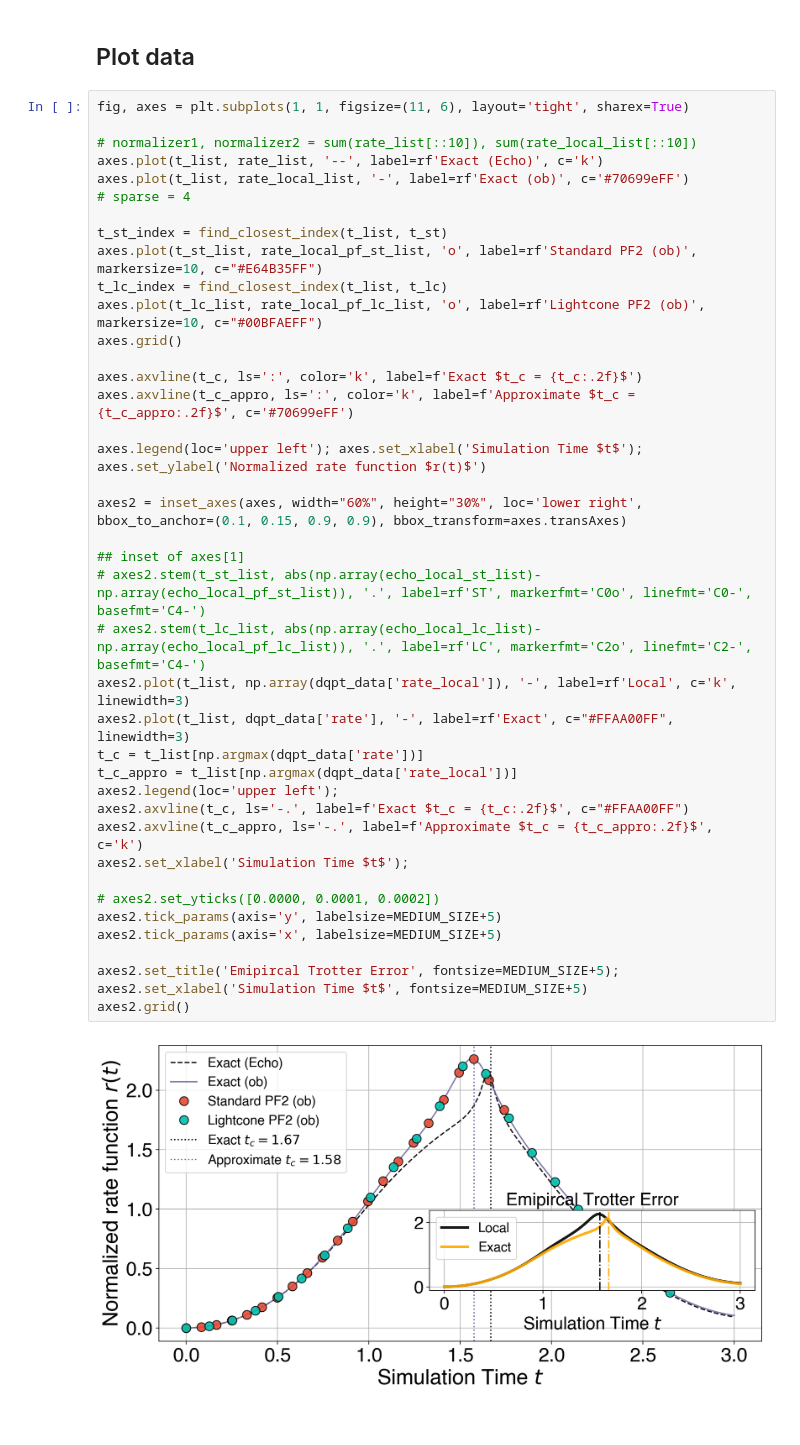
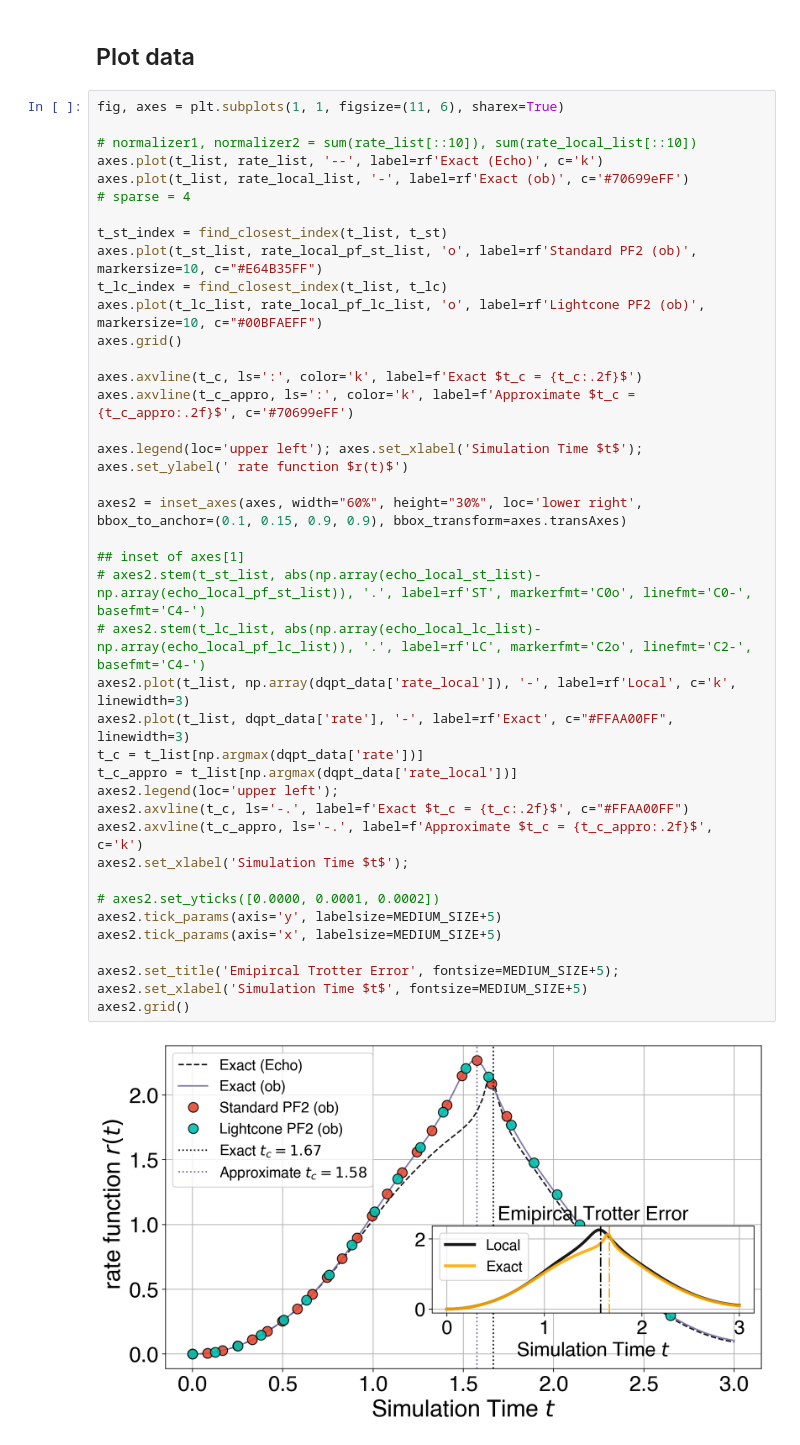
Before and after one commit to Jue-Xu/Trotter-Error-with-Observable, a Jupyter notebook: code/dqpt_lightcone.ipynb, the cells around one changed output. Saved outputs shown, nothing was run; the diff lists cells and outputs as text.

```diff
--- a/code/dqpt_lightcone.ipynb
+++ b/code/dqpt_lightcone.ipynb
@@ -174,7 +174,7 @@ echo_local_pf_lc_list:  [1.0, 0.9533109882778013, 0.8249681324849445, 0.64582529
 # %% [markdown]
 ## Plot data
 # %%
-fig, axes = plt.subplots(1, 1, figsize=(11, 6), layout='tight', sharex=True)
+fig, axes = plt.subplots(1, 1, figsize=(11, 6), sharex=True)
 
 # normalizer1, normalizer2 = sum(rate_list[::10]), sum(rate_local_list[::10])
 axes.plot(t_list, rate_list, '--', label=rf'Exact (Echo)', c='k')
@@ -186,32 +186,32 @@ axes.plot(t_st_list, rate_local_pf_st_list, 'o', label=rf'Standard PF2 (ob)', ma
 t_lc_index = find_closest_index(t_list, t_lc)
 axes.plot(t_lc_list, rate_local_pf_lc_list, 'o', label=rf'Lightcone PF2 (ob)', markersize=10, c="#00BFAEFF")
 axes.grid()
 
 axes.axvline(t_c, ls=':', color='k', label=f'Exact $t_c = {t_c:.2f}$')
 axes.axvline(t_c_appro, ls=':', color='k', label=f'Approximate $t_c = {t_c_appro:.2f}$', c='#70699eFF')
 
-axes.legend(loc='upper left'); axes.set_xlabel('Simulation Time $t$'); axes.set_ylabel('Normalized rate function $r(t)$')
+axes.legend(loc='upper left'); axes.set_xlabel('Simulation Time $t$'); axes.set_ylabel(' rate function $r(t)$')
 
 axes2 = inset_axes(axes, width="60%", height="30%", loc='lower right',  bbox_to_anchor=(0.1, 0.15, 0.9, 0.9), bbox_transform=axes.transAxes)
 
 ## inset of axes[1]
 # axes2.stem(t_st_list, abs(np.array(echo_local_st_list)-np.array(echo_local_pf_st_list)), '.', label=rf'ST', markerfmt='C0o', linefmt='C0-', basefmt='C4-')
 # axes2.stem(t_lc_list, abs(np.array(echo_local_lc_list)-np.array(echo_local_pf_lc_list)), '.', label=rf'LC', markerfmt='C2o', linefmt='C2-', basefmt='C4-')
 axes2.plot(t_list, np.array(dqpt_data['rate_local']), '-', label=rf'Local', c='k', linewidth=3)
 axes2.plot(t_list, dqpt_data['rate'], '-', label=rf'Exact', c="#FFAA00FF", linewidth=3)
 t_c = t_list[np.argmax(dqpt_data['rate'])]
 t_c_appro = t_list[np.argmax(dqpt_data['rate_local'])]
 axes2.legend(loc='upper left');
 axes2.axvline(t_c, ls='-.', label=f'Exact $t_c = {t_c:.2f}$', c="#FFAA00FF")
 axes2.axvline(t_c_appro, ls='-.', label=f'Approximate $t_c = {t_c_appro:.2f}$', c='k')
 axes2.set_xlabel('Simulation Time $t$');
 
 # axes2.set_yticks([0.0000, 0.0001, 0.0002])
 axes2.tick_params(axis='y', labelsize=MEDIUM_SIZE+5)
 axes2.tick_params(axis='x', labelsize=MEDIUM_SIZE+5)
 
 axes2.set_title('Emipircal Trotter Error', fontsize=MEDIUM_SIZE+5);
 axes2.set_xlabel('Simulation Time $t$', fontsize=MEDIUM_SIZE+5)
 axes2.grid()
 # %% [output]
-[figure, old version]
+[figure, new version]
```
Also changed, not shown: 7 other files.
